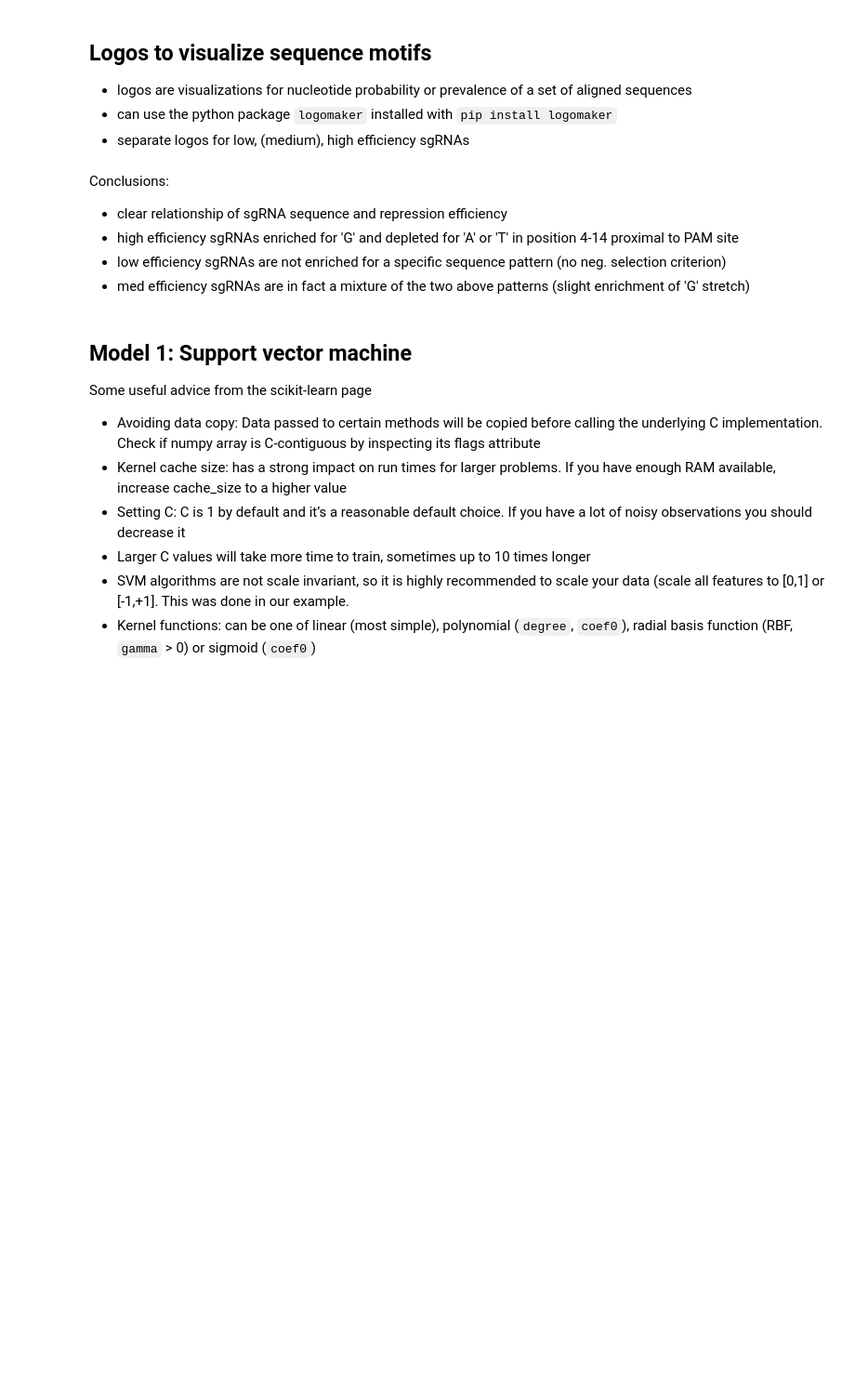
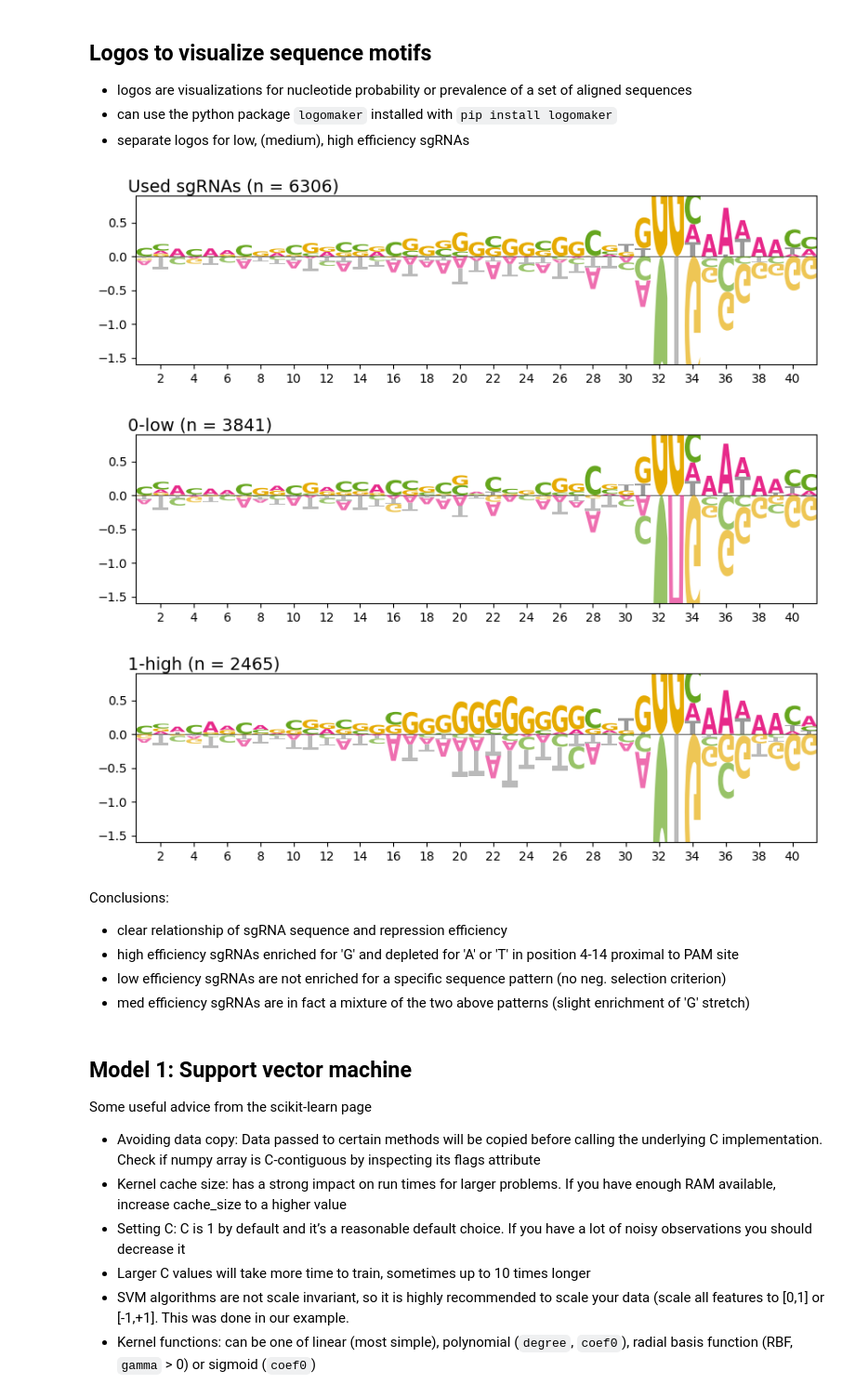
Before and after one commit to m-jahn/R-notebook-crispri-lib, a Jupyter notebook: sgRNA_library_V2/pipeline/sgRNA_ML_analysis.ipynb, the cells around one changed output. Shown at 93% size. Drawn from its saved outputs; the diff is of its cells as text; code cells hidden in the pictures; blank space fills up the shorter version.

```diff
--- a/sgRNA_library_V2/pipeline/sgRNA_ML_analysis.ipynb
+++ b/sgRNA_library_V2/pipeline/sgRNA_ML_analysis.ipynb
@@ -177,6 +197,10 @@ subprocess.getoutput(
 # %%
-df_crisproff = pd.read_table("/home/michael/Downloads/crisproff-1.1.2/CRISPRoff_results.tsv")
-df_crisproff = df_crisproff.rename(columns = {"guideID": "sgRNA", "CRISPRoff_score": "crisproff"})
+df_crisproff = pd.read_table(
+    "/home/michael/Downloads/crisproff-1.1.2/CRISPRoff_results.tsv"
+)
+df_crisproff = df_crisproff.rename(
+    columns={"guideID": "sgRNA", "CRISPRoff_score": "crisproff"}
+)
 df_crisproff = df_crisproff[["sgRNA", "crisproff"]].set_index("sgRNA")
 fasta_df = fasta_df.set_index("sgRNA")
 fasta_df = fasta_df.join(df_crisproff).reset_index()
@@ -247,6 +307,8 @@ Scaling can therefore be omitted.
 - choose simplest possible classification in high and low efficcieny sgRNAs
 # %%
 list_bins = ["0-low", "1-high"]
-data_reduced["efficiency_binned"] = pd.cut(data_reduced["sgRNA_efficiency"], len(list_bins), labels = list_bins)
+data_reduced["efficiency_binned"] = pd.cut(
+    data_reduced["sgRNA_efficiency"], len(list_bins), labels=list_bins
+)
 # %%
 data_bin_sum = data_reduced.groupby("efficiency_binned").size()
@@ -332,32 +421,34 @@ colors = {'A': '#E7298A', 'C': '#66A61E', 'G': '#E6AB02', 'T': '#999999'}
 # %%
 # function to take a pd.Series with sequences as input and plot a logo
-def plot_logo(data, to_type = 'weight', ignore = 'N', title = '', ylim = [-0.85, 0.6]):
+def plot_logo(data, to_type="weight", ignore="N", title="", ylim=[-0.85, 0.6]):
     data_str = [str(i) for i in data]
     data_logo = logomaker.alignment_to_matrix(
-        data_str, to_type = to_type,
-        characters_to_ignore = ignore)
+        data_str, to_type=to_type, characters_to_ignore=ignore
+    )
     data_logo.index = data_logo.index + 1
-    title = '{0} (n = {1})'.format(title, len(data_str))
-    logo = logomaker.Logo(
-        data_logo,
-        fade_below = 0.33,
-        color_scheme = colors
-    )
+    title = "{0} (n = {1})".format(title, len(data_str))
+    logo = logomaker.Logo(data_logo, fade_below=0.33, color_scheme=colors)
     logo.ax.set_ylim(ylim)
-    logo.ax.text(0, ylim[1]+0.05, title,fontsize = 14)
-    logo.ax.set_xticks(np.arange(2,len(data_str[0])+1,2))
+    logo.ax.text(0, ylim[1] + 0.05, title, fontsize=14)
+    logo.ax.set_xticks(np.arange(2, len(data_str[0]) + 1, 2))
 # %%
 # Logo for ALL sgRNAs combined
-plot_logo(fasta_df_reduced.seq_total, title = 'All sgRNAs', ylim = [-1.6, 0.9])
-plt.savefig('../figures/logo_all.pdf')
+ylim_logo = [-1.6, 0.9]
+plot_logo(fasta_df_reduced.seq_total, title="Used sgRNAs", ylim=ylim_logo)
+plt.savefig("../figures/logo_all.pdf")
 
 # Logo for LOW EFFICIENCY sgRNAs
 for i in list_bins:
     plot_logo(
-        data = fasta_df_reduced.query('efficiency_binned == "' + i + '"').seq_total,
-        title = i,
-        ylim = [-1.6, 0.9])
-    plt.savefig('../figures/logo_' + i + '.pdf')
+        data=fasta_df_reduced.query('efficiency_binned == "' + i + '"').seq_total,
+        title=i,
+        ylim=ylim_logo,
+    )
+    plt.savefig("../figures/logo_" + i + ".pdf")
+# %% [output]
+[figure, added]
+[figure, added]
+[figure, added]
 # %% [markdown]
 Conclusions:
 
```
Also changed, not shown: parts of 60 cells of this notebook.
